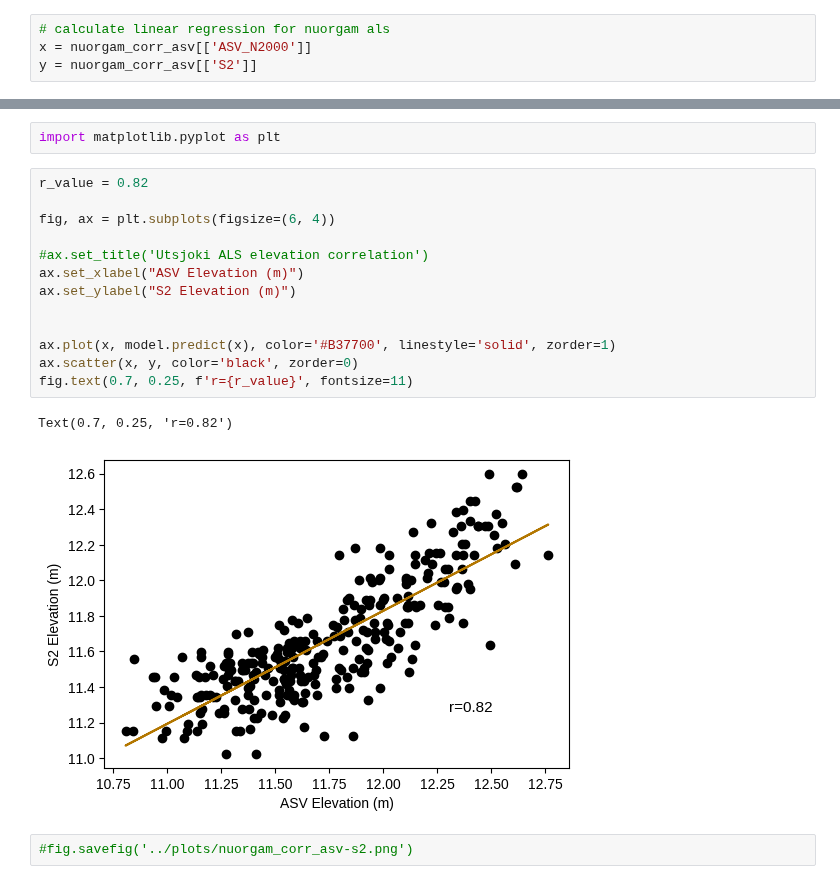
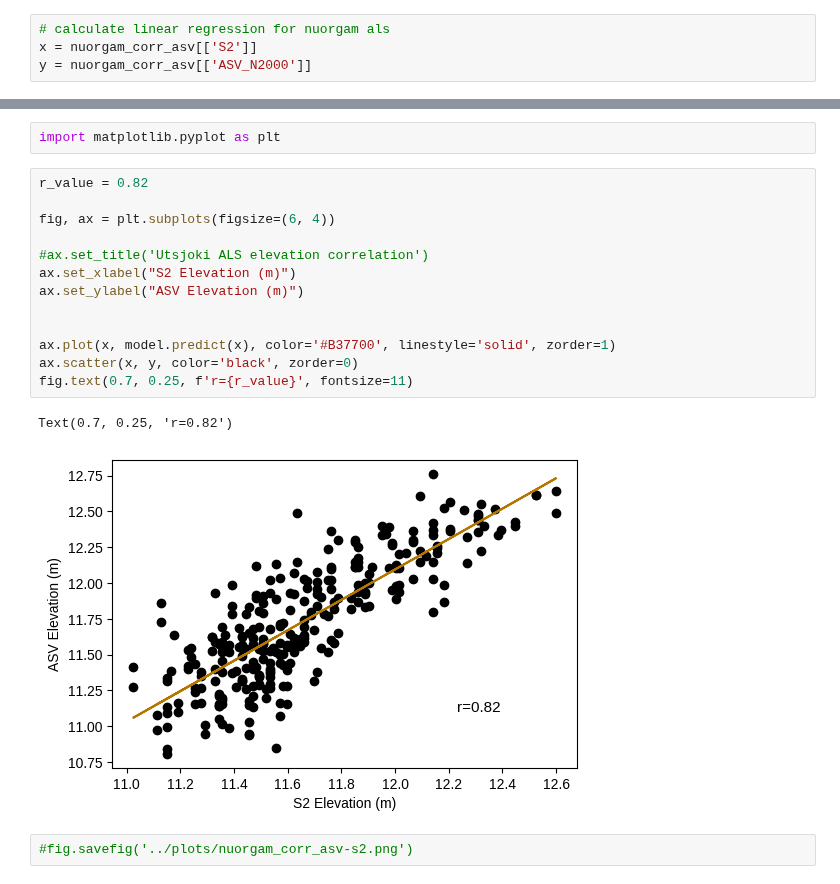
Before and after one commit to susannakukka/bathymetric-model-analysis, a Jupyter notebook: notebooks/RMSE.ipynb, the cells around one changed output, grey strips where cells are left out. Saved outputs shown, nothing was run; the diff lists cells and outputs as text.

Commit message:
random point asv-s2 graph nuorgam v2

```diff
--- a/notebooks/RMSE.ipynb
+++ b/notebooks/RMSE.ipynb
@@ -845,8 +845,8 @@ nuorgam_corr_asv["ASV_N2000"].corr(nuorgam_corr_asv["S2"])
 model = LinearRegression()
 # %%
 # calculate linear regression for nuorgam als
-x = nuorgam_corr_asv[['ASV_N2000']]
-y = nuorgam_corr_asv[['S2']]
+x = nuorgam_corr_asv[['S2']]
+y = nuorgam_corr_asv[['ASV_N2000']]
 # %%
 model.fit(x, y)
 
@@ -859,19 +859,19 @@ import matplotlib.pyplot as plt
 # %%
 r_value = 0.82
 
 fig, ax = plt.subplots(figsize=(6, 4))
 
 #ax.set_title('Utsjoki ALS elevation correlation')
-ax.set_xlabel("ASV Elevation (m)")
-ax.set_ylabel("S2 Elevation (m)")
+ax.set_xlabel("S2 Elevation (m)")
+ax.set_ylabel("ASV Elevation (m)")
 
 
 ax.plot(x, model.predict(x), color='#B37700', linestyle='solid', zorder=1)
 ax.scatter(x, y, color='black', zorder=0)
 fig.text(0.7, 0.25, f'r={r_value}', fontsize=11)
 # %% [output]
 Text(0.7, 0.25, 'r=0.82')
-[figure, old version]
+[figure, new version]
 # %%
 #fig.savefig('../plots/nuorgam_corr_asv-s2.png')
 # %%
```
Also changed, not shown: parts of 3 cells of this notebook, 1 other file.
